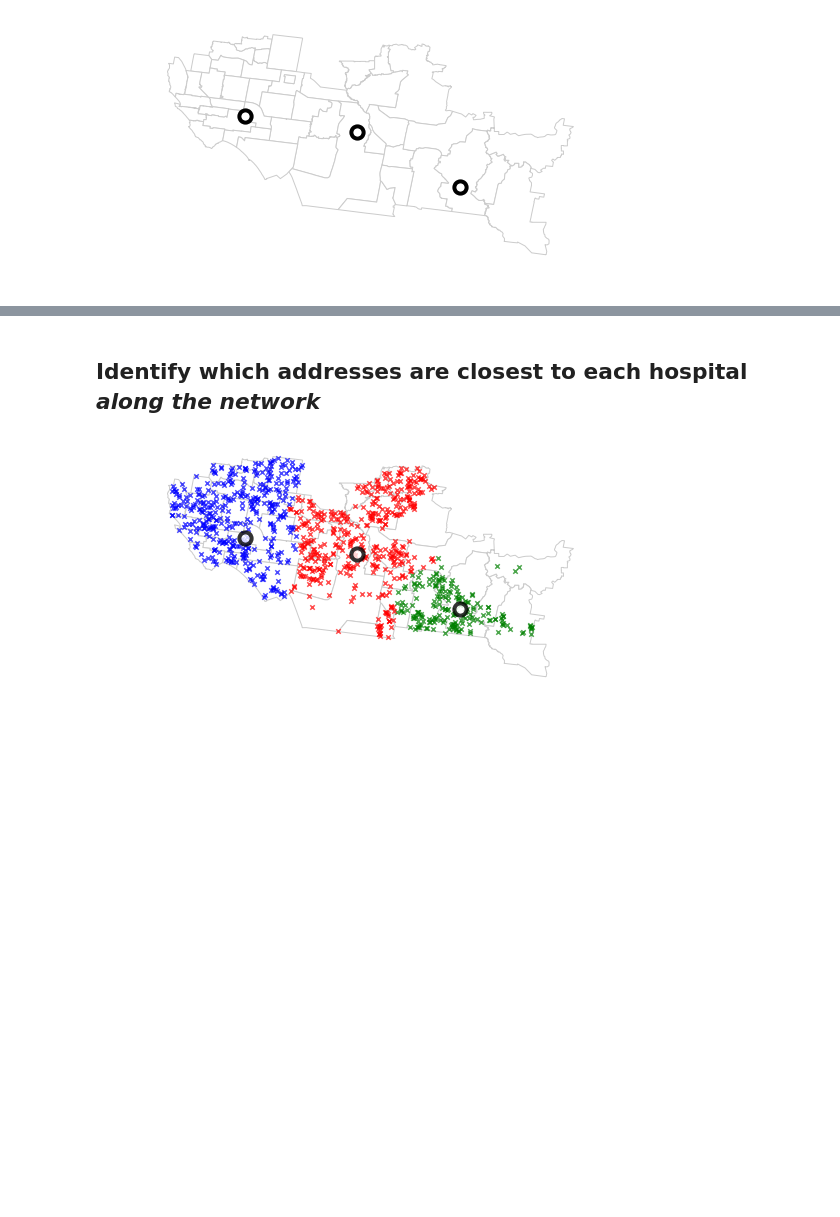
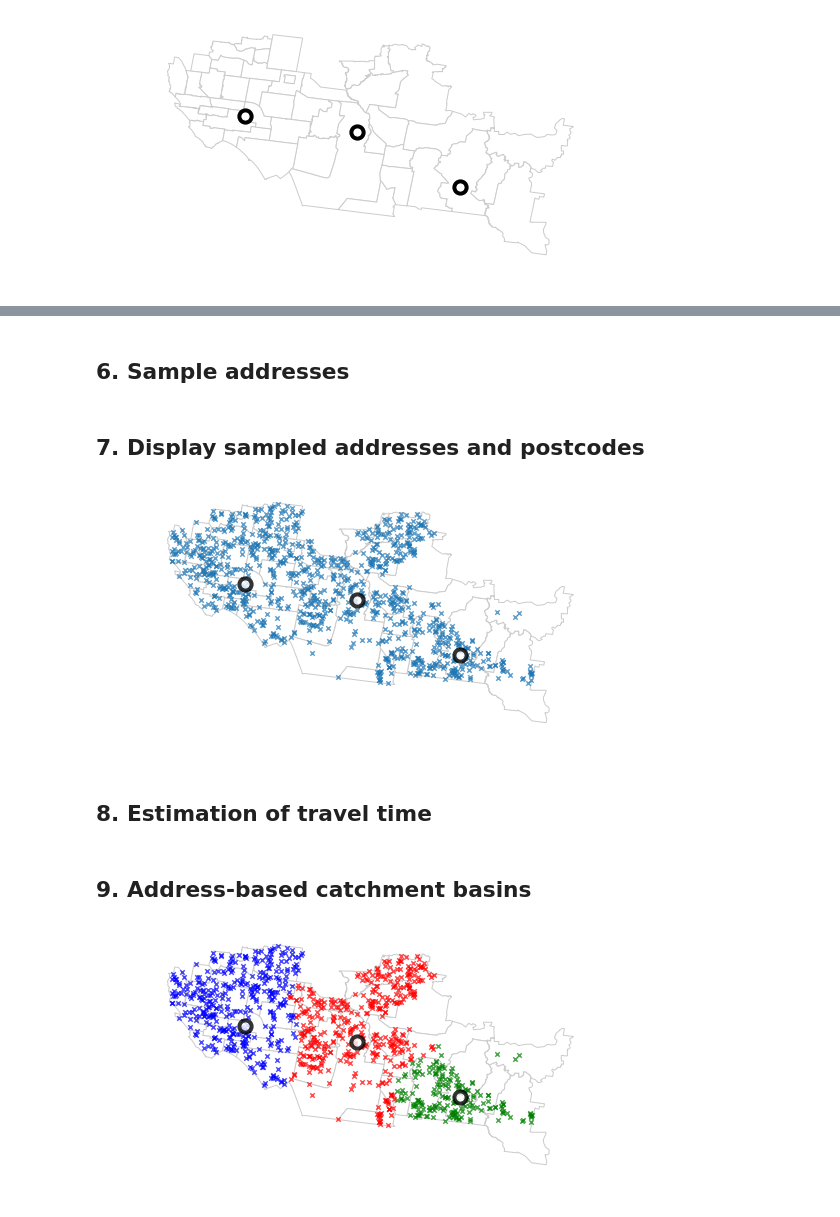
Before and after one commit to richardbeare/GeospatialStroke, a Jupyter notebook: python/notebooks/example2.ipynb, the cells around one changed output, grey strips where cells are left out. Drawn from its saved outputs; the diff is of its cells as text; code cells hidden in the pictures; blank space fills up the shorter version.

Commit message:
update example 2 to conform closer to methods section

```diff
--- a/python/notebooks/example2.ipynb
+++ b/python/notebooks/example2.ipynb
@@ -82,9 +86,25 @@ G = ox.graph_from_polygon(polygon, network_type='drive')
 hospital_nodes = pd.Series(ox.get_nearest_nodes(G, X, Y, method='kdtree'), index=X.index)
+# %% [markdown]
+## 6. Sample addresses
 # %%
-# sample "addresses" along the street network
-nodes = ox.graph_to_gdfs(G, edges=False).sample(1000)
+# sample "addresses" along the street network (in this example, nodes stand-in for true addresses)
+addresses = ox.graph_to_gdfs(G, edges=False).sample(1000)
-# %% [markdown]
-## Identify which addresses are closest to each hospital *along the network*
+# %% [markdown]
+## 7. Display sampled addresses and postcodes
+# %%
+# plot the postcodes, hospitals, and addresses
+fig, ax = plt.subplots(figsize=(8,8))
+gdf_nearby.plot(ax=ax, color='w', edgecolor='#cccccc', linewidth=1, alpha=1)
+
+ax.scatter(addresses['x'], addresses['y'], marker='x', s=20, alpha=0.7)
+
+ax.scatter(X, Y, s=150, c='w', edgecolor='k', linewidth=4, alpha=0.8)
+ax.axis('off')
+plt.show()
+# %% [output]
+[figure, added]
+# %% [markdown]
+## 8. Estimation of travel time
 # %%
 # calculate network-based distances between each address and each hospital
 distances = {}
@@ -99,3 +119,5 @@ for node in nodes.index:
+# %% [markdown]
+## 9. Address-based catchment basins
 # %%
 # identify which hospital is nearest to each address
 df_dists = pd.DataFrame(distances).T.dropna().astype(float)
```
Also changed, not shown: parts of 15 cells of this notebook.
